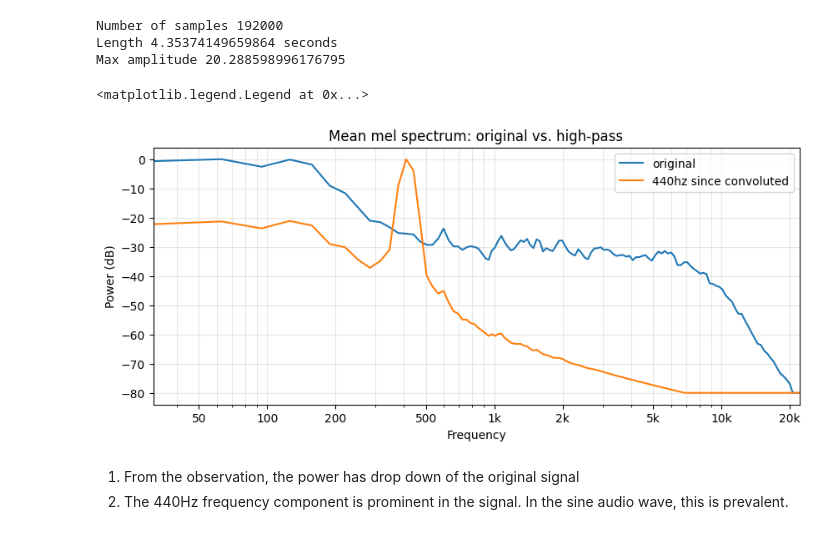
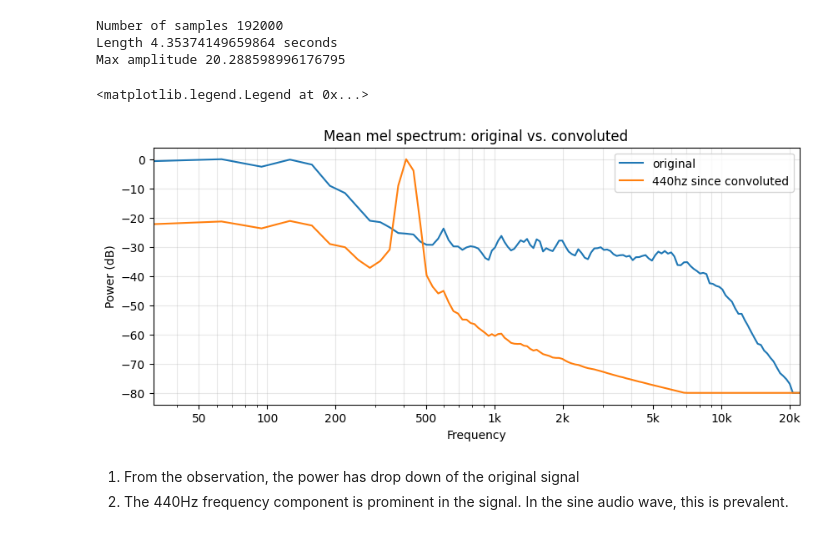
Before and after one commit to supun-kanda/mir_research, a Jupyter notebook: experiments/convolution-with-sounds.ipynb, the cells around one changed output. Cells and saved outputs as stored; diff of their text form; code cells hidden in the pictures.

```diff
--- a/experiments/convolution-with-sounds.ipynb
+++ b/experiments/convolution-with-sounds.ipynb
@@ -7,5 +9,5 @@ from matplotlib.ticker import FuncFormatter, NullFormatter
 # %%
-wav_path = 'drum-sample-full.wav'
+wav_path = 'resources/drum-sample-full.wav'
 
 y,sr = librosa.load(wav_path, sr=48000)
 
@@ -93,35 +100,35 @@ def mean_mel_db(sig, sr, n_mels=128, n_fft=2048, hop_length=512):
         n_mels=n_mels, fmax=sr/2
     )
     return librosa.power_to_db(S.mean(axis=1), ref=np.max)
 
 mel_freqs = librosa.mel_frequencies(n_mels=128, fmax=sr/2)
 
 S_db     = mean_mel_db(y,     sr)
 S_db_hpf = mean_mel_db(c, sr)
 
 fig, ax = plt.subplots(figsize=(10, 4))
 ax.plot(mel_freqs, S_db,     label='original')
 ax.plot(mel_freqs, S_db_hpf, label='440hz since convoluted')
 ax.set(xlabel='Frequency', ylabel='Power (dB)',
-       title='Mean mel spectrum: original vs. high-pass')
+       title='Mean mel spectrum: original vs. convoluted')
 ax.set_xscale('log')
 
 # explicit ticks at musically meaningful frequencies
 ticks = [20, 50, 100, 200, 500, 1000, 2000, 5000, 10000, 20000]
 ticks = [t for t in ticks if t <= sr/2]          # drop any above Nyquist
 ax.set_xticks(ticks)
 
 def hz_fmt(x, _):
     return f'{x/1000:g}k' if x >= 1000 else f'{x:g}'
 ax.xaxis.set_major_formatter(FuncFormatter(hz_fmt))
 ax.xaxis.set_minor_formatter(NullFormatter())    # suppress log minor-tick labels
 
 ax.set_xlim(mel_freqs[mel_freqs > 0].min(), sr/2)
 ax.grid(True, which='both', alpha=0.3)
 ax.legend()
 # %% [output]
 <matplotlib.legend.Legend at 0x...>
-[figure, old version]
+[figure, new version]
 # %% [markdown]
 1. From the observation, the power has drop down of the original signal
 2. The 440Hz frequency component is prominent in the signal. In the sine audio wave, this is prevalent.
```
Also changed, not shown: parts of 4 cells of this notebook, 5 other files.
